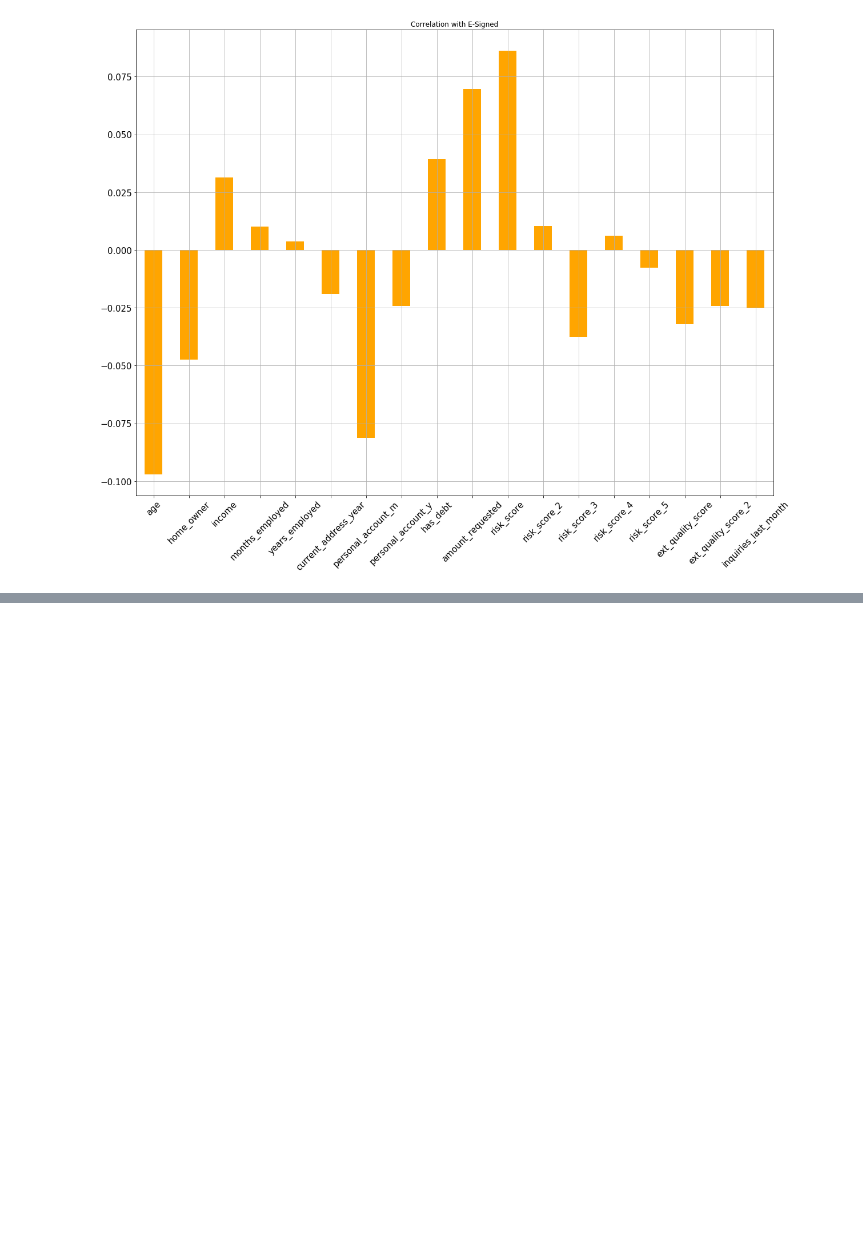
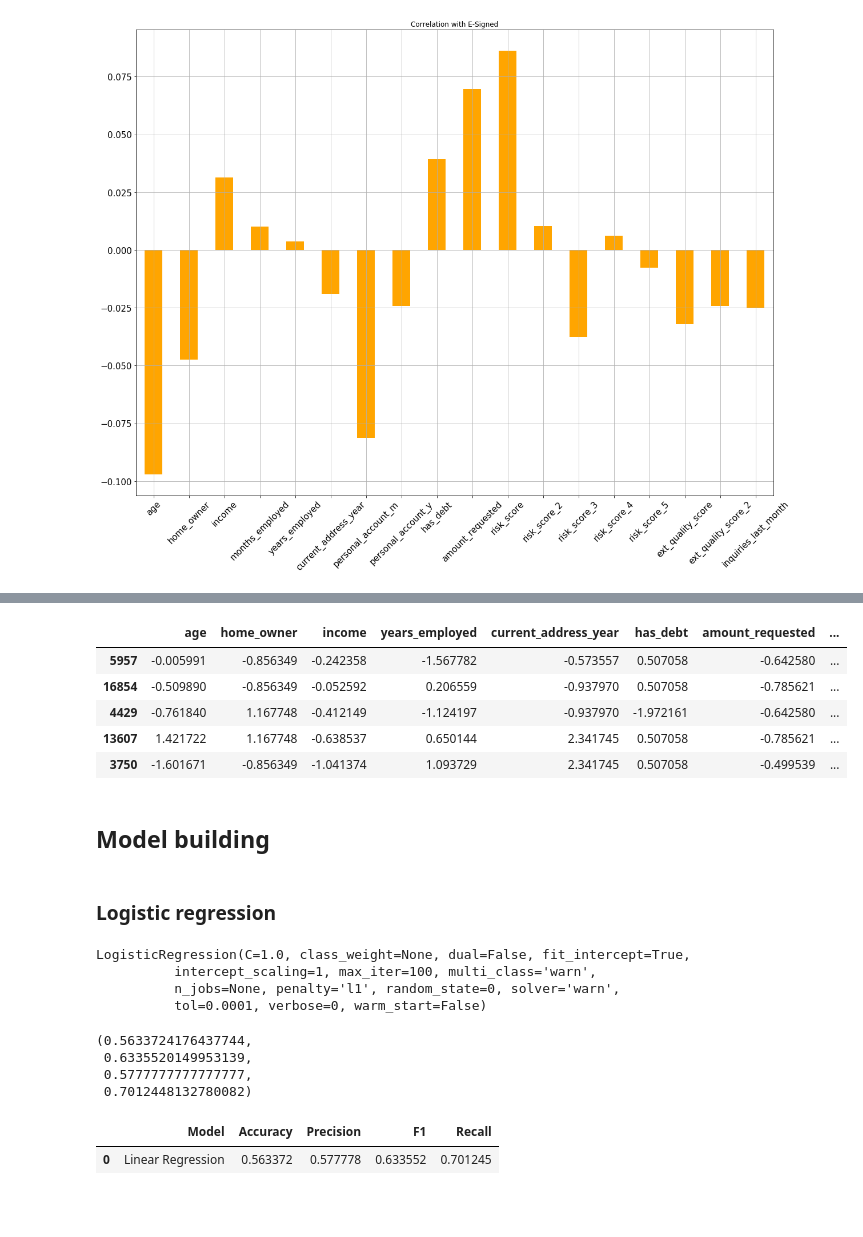
Before and after one commit to DGV1995/Curso-Practical-Machine-Learning, a Jupyter notebook: Notebooks/Predicting the likelihood of a loan.ipynb, the cells around one changed output, grey strips where cells are left out. Drawn from its saved outputs; the diff is of its cells as text; code cells hidden in the pictures; blank space fills up the shorter version.

```diff
--- a/Notebooks/Predicting the likelihood of a loan.ipynb
+++ b/Notebooks/Predicting the likelihood of a loan.ipynb
@@ -276,0 +312,38 @@ sns.heatmap(corr, annot=True, cmap=cmap, mask=mask)
+# %%
+df.drop(columns=["pay_schedule_semi-monthly"], inplace=True)
+# We make the variables independent from each other again
+# %%
+# Removing extra columns
+response = df.e_signed
+users = df.entry_id
+df = df.drop(["entry_id", "e_signed"], axis=1)
+# %%
+# Training and testing datasets
+
+from sklearn.model_selection import train_test_split
+X_train, X_test, y_train, y_test = train_test_split(df, response, test_size=0.2, random_state=0)
+# %%
+# Feature scaling
+
+from sklearn.preprocessing import StandardScaler
+scaler = StandardScaler()
+
+X_train_scaled = pd.DataFrame(data=scaler.fit_transform(X_train),
+                              columns=X_train.columns.values,
+                              index=X_train.index.values)
+X_test_scaled = pd.DataFrame(data=scaler.fit_transform(X_test),
+                             columns=X_test.columns.values,
+                             index=X_test.index.values)
+# %%
+X_train_scaled.head()
+# %% [output]
+|  | age | home_owner | income | years_employed | current_address_year | has_debt | amount_requested | ... |
+| 5957 | -0.005991 | -0.856349 | -0.242358 | -1.567782 | -0.573557 | 0.507058 | -0.642580 | ... |
+| 16854 | -0.509890 | -0.856349 | -0.052592 | 0.206559 | -0.937970 | 0.507058 | -0.785621 | ... |
+| 4429 | -0.761840 | 1.167748 | -0.412149 | -1.124197 | -0.937970 | -1.972161 | -0.642580 | ... |
+| 13607 | 1.421722 | 1.167748 | -0.638537 | 0.650144 | 2.341745 | 0.507058 | -0.785621 | ... |
+| 3750 | -1.601671 | -0.856349 | -1.041374 | 1.093729 | 2.341745 | 0.507058 | -0.499539 | ... |
+# %% [markdown]
+## Model building
+# %% [markdown]
+### Logistic regression
@@ -276,0 +355,7 @@ sns.heatmap(corr, annot=True, cmap=cmap, mask=mask)
+# %%
+classifier.fit(X_train_scaled, y_train)
+# %% [output]
+LogisticRegression(C=1.0, class_weight=None, dual=False, fit_intercept=True,
+          intercept_scaling=1, max_iter=100, multi_class='warn',
+          n_jobs=None, penalty='l1', random_state=0, solver='warn',
+          tol=0.0001, verbose=0, warm_start=False)
@@ -276,0 +366,21 @@ sns.heatmap(corr, annot=True, cmap=cmap, mask=mask)
+# %%
+accuracy = accuracy_score(y_test, y_pred)
+f1 = f1_score(y_test, y_pred)
+precision = precision_score(y_test, y_pred)
+recall = recall_score(y_test, y_pred)
+
+accuracy, f1, precision, recall
+# %% [output]
+(0.5633724176437744,
+ 0.6335520149953139,
+ 0.5777777777777777,
+ 0.7012448132780082)
+# %%
+results = pd.DataFrame([["Linear Regression", accuracy, precision, f1, recall]],
+               columns = ["Model", "Accuracy", "Precision", "F1", "Recall"])
+results
+# %% [output]
+|  | Model | Accuracy | Precision | F1 | Recall |
+| 0 | Linear Regression | 0.563372 | 0.577778 | 0.633552 | 0.701245 |
+# %% [markdown]
+###
```
Also changed, not shown: parts of 14 cells of this notebook.
